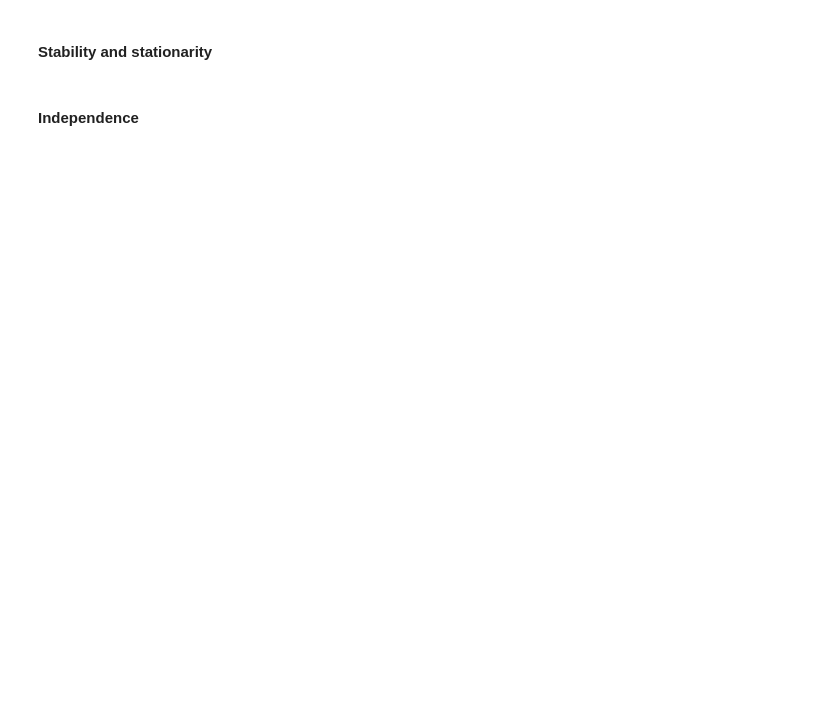
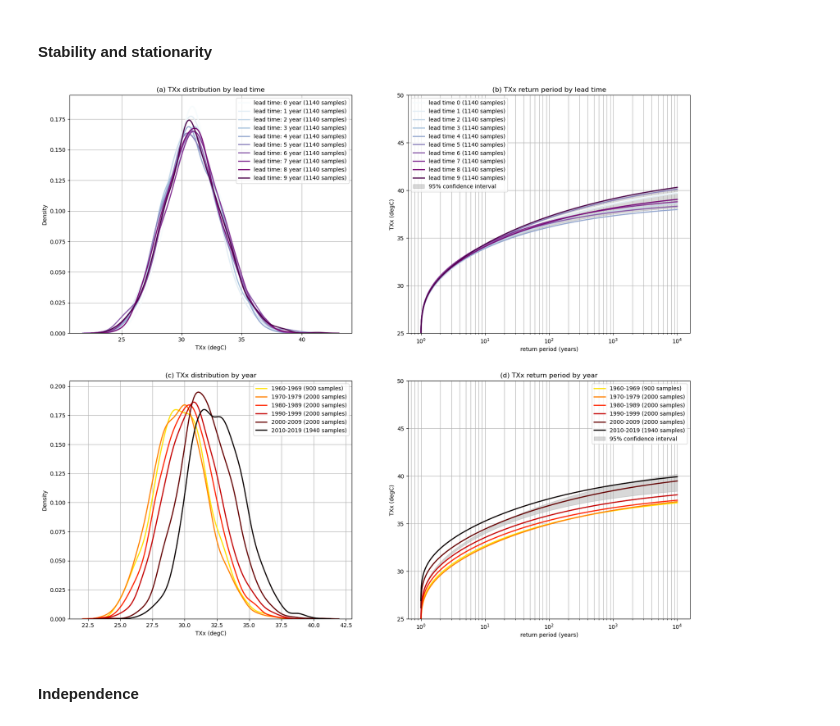
Before and after one commit to DamienIrving/unseen-projects, a Jupyter notebook: project-wcrp-txx/analysis_CanESM5.ipynb, the cells around one changed output. Drawn from its saved outputs; the diff is of its cells as text; code cells hidden in the pictures; blank space fills up the shorter version.

```diff
--- a/project-wcrp-txx/analysis_CanESM5.ipynb
+++ b/project-wcrp-txx/analysis_CanESM5.ipynb
@@ -52,13 +116,15 @@ model_ds
 # %%
 stability.create_plot(
     model_ds[var],
     'TXx',
     [1960, 1970, 1980, 1990, 2000, 2010],
-    uncertainty=False,
+    uncertainty=True,
     return_method='gev',
     units='TXx (degC)',
     ylim=(25, 50),
 )
+# %% [output]
+[figure, added]
 # %% [markdown]
 #### Independence
 # %%
```
Also changed, not shown: parts of 28 cells of this notebook.
